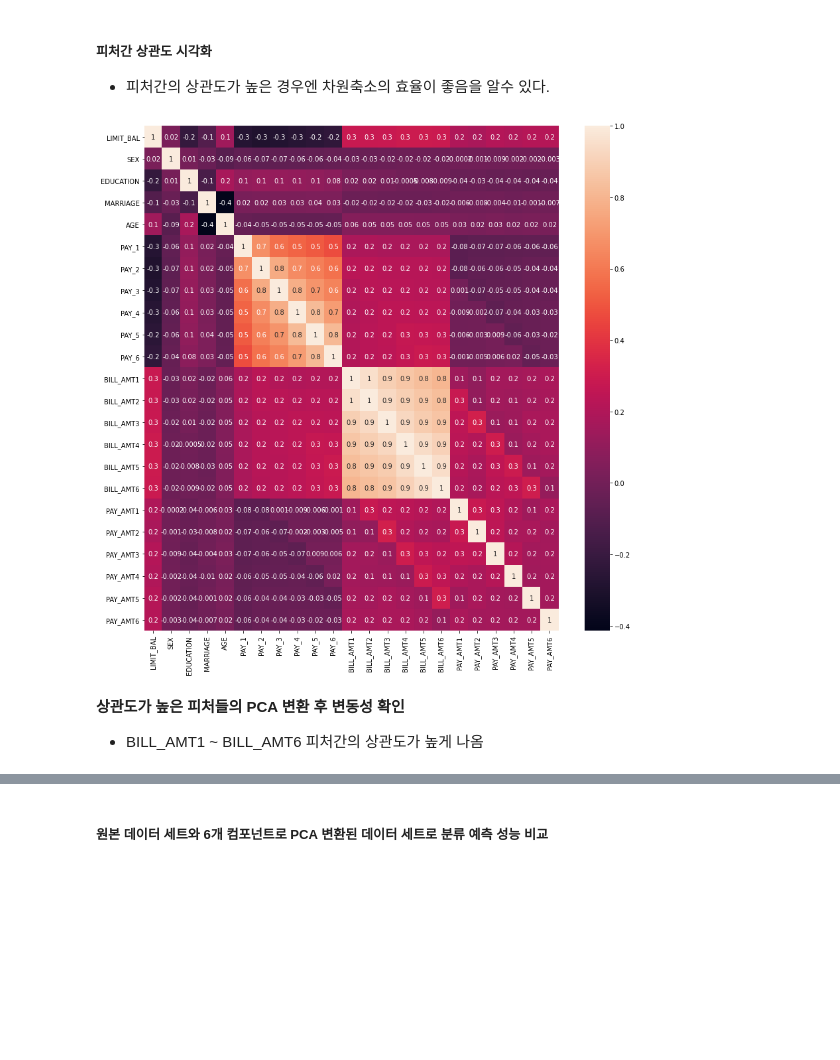
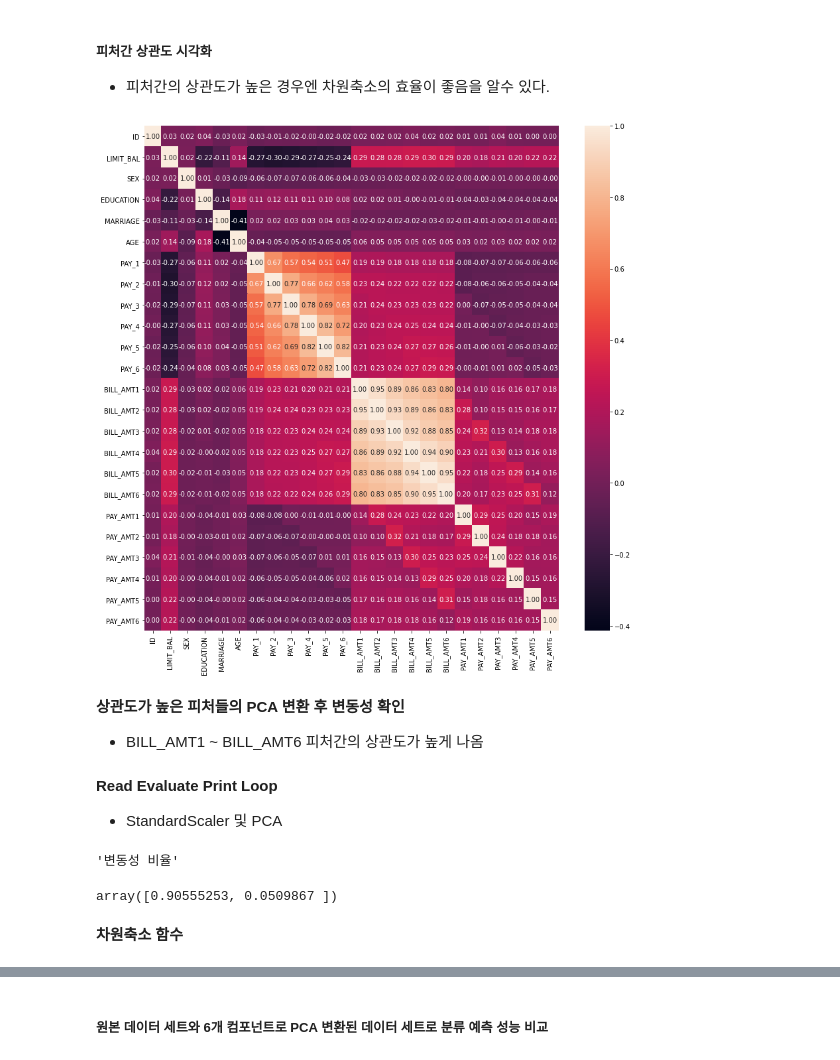
Before and after one commit to SANGSEOSEO/philosophy_datascience, a Jupyter notebook: 01.ML/03.Scikit-Learn/차원축소/PCA.ipynb, the cells around one changed output, grey strips where cells are left out. Cells and saved outputs as stored; diff of their text form; code cells hidden in the pictures; blank space fills up the shorter version.

Commit message:
차원축소, PCA

```diff
--- a/01.ML/03.Scikit-Learn/차원축소/PCA.ipynb
+++ b/01.ML/03.Scikit-Learn/차원축소/PCA.ipynb
@@ -206,0 +296,7 @@ Drive already mounted at /content/drive; to attempt to forcibly remount, call dr
+# %%
+credit_card = pd.read_excel("pca_credit_card.xls",sheet_name="Data", header = 1)
+
+credit_card.rename(columns = {"PAY_0": "PAY_1", "default payment next month": "default"}, inplace=True)
+
+y_target  = credit_card["default"]
+X_featues = credit_card.drop(labels="default", axis = 1, inplace=False, errors="ignore")
@@ -265,14 +360,13 @@ None
 # %%
 import seaborn as sns
 # %%
-corr = X_features.corr()
-plt.figure(figsize=(14, 14))
-
+corr = X_featues.corr()
+plt.figure(figsize = (14, 14))
 # fmt옵션은 소숫점 자릿수 표현, annot옵션은 값표시 여부
-sns.heatmap(corr, annot=True, fmt='.1g')
+sns.heatmap(corr, annot=True, fmt=".2f")
 plt.show()
 # %% [output]
-[figure, old version]
+[figure, new version]
 # %% [markdown]
 **상관도가 높은 피처들의 PCA 변환 후 변동성 확인**
 * BILL_AMT1 ~ BILL_AMT6 피처간의 상관도가 높게 나옴
@@ -279 +376,25 @@ plt.show()
+# %% [markdown]
+**Read Evaluate Print Loop**
+* StandardScaler 및 PCA
+# %%
+pcaCols = None
+
+p = re.compile("(BILL)+")
+scale_cols = [col for col in X_features.columns if p.search(col)]
+
+scaler = StandardScaler()
+pca = PCA(n_components = 2) # 6개의 컬럼를 2개로 압축
+if scale_cols:
+  scaled_data = scaler.fit_transform(X_features[scale_cols])
+  scaled_df = pca.fit_transform(scaled_data)
+else:
+  scaled_data = scaler.fit_transform(X_features)
+  scaled_df =  pca.fit_transform(scaled_data)
+
+display("변동성 비율", pca.explained_variance_ratio_)
+# %% [output]
+'변동성 비율'
+array([0.90555253, 0.0509867 ])
+# %% [markdown]
+**차원축소 함수**
 # %%
```
Also changed, not shown: parts of 47 cells of this notebook.
